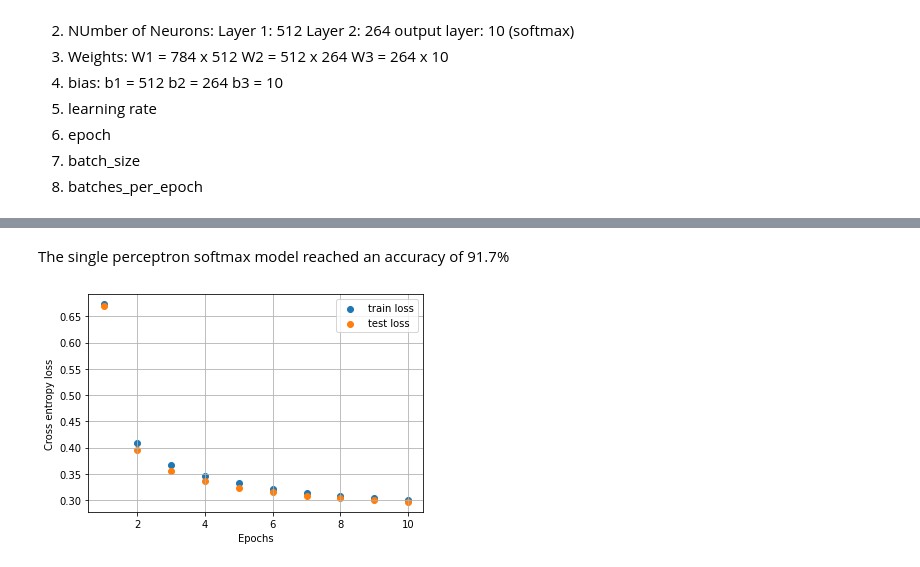
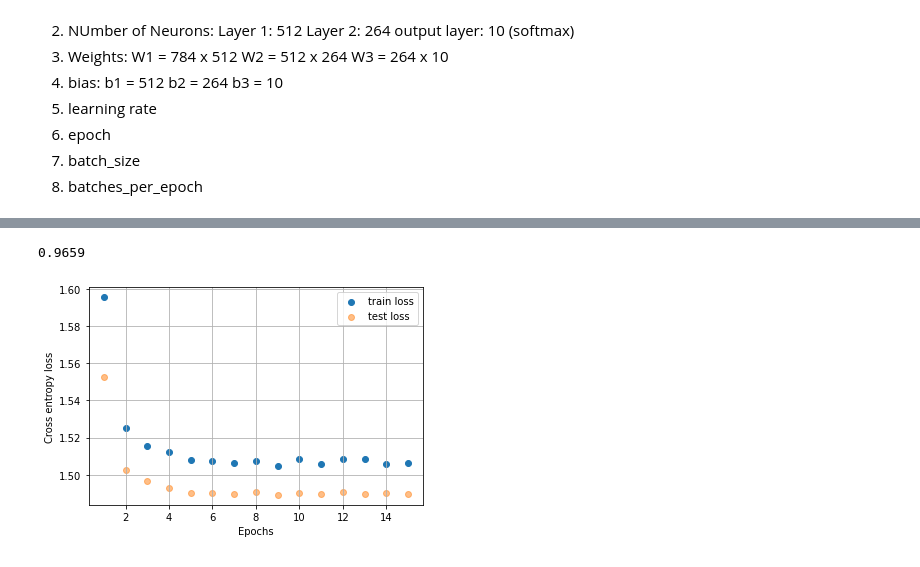
Before and after one commit to asubramaniyan/DNN-MNIST, a Jupyter notebook: Multi_Layered_Perceptron.ipynb, the cells around one changed output, grey strips where cells are left out. Saved outputs shown, nothing was run; the diff lists cells and outputs as text; code cells hidden in the pictures.

Commit message:
Updated MLP model with batch normalization and drop out layer

```diff
--- a/Multi_Layered_Perceptron.ipynb
+++ b/Multi_Layered_Perceptron.ipynb
@@ -145,0 +496,8 @@ adam_optimizer = tf.compat.v1.train.AdamOptimizer(learning_rate = learning_rate)
+# %%
+## plotting cross entropy loss as a function of epoch
+plt.scatter(range(1, epoch+1), res[0], label = "train loss")
+plt.scatter(range(1, epoch+1), res[1], label = "test loss", alpha =0.5)
+plt.legend()
+plt.grid()
+plt.ylabel("Cross entropy loss")
+_ = plt.xlabel("Epochs")
@@ -145,0 +555,6 @@ adam_optimizer = tf.compat.v1.train.AdamOptimizer(learning_rate = learning_rate)
+# %%
+# Prediction of numbers from images
+yhat = mlp_relu_do(x, weight1, weight2, weight3, bias1, bias2, bias3, prob)
+
+# Loss function
+cost = tf.reduce_mean(tf.nn.softmax_cross_entropy_with_logits(logits = yhat, labels = y))
@@ -146,14 +565,17 @@ adam_optimizer = tf.compat.v1.train.AdamOptimizer(learning_rate = learning_rate)
+# %%
+epoch = 15
+learning_rate = 0.003
+adam_optimizer = tf.compat.v1.train.AdamOptimizer(learning_rate = learning_rate).minimize(cost)
 # %%
-## Create tensorflow session and run it
 with tf.compat.v1.Session() as sess:
     sess.run(tf.compat.v1.global_variables_initializer())
 
-    # these list collects the loss value of train and test data for every epoch
+        # these list collects the loss value of train and test data for every epoch
     train_loss, test_loss = [], []
 
     for e in range(epoch):
 
-        # these lists collects the train and test loss value of every batch
+            # these lists collects the train and test loss value of every batch
         avg_trn_cost, avg_tst_cost = [], []
 
         for batch in range(batches_per_epoch):
@@ -161,11 +583,12 @@ with tf.compat.v1.Session() as sess:
             x_data = X_train[batch*batch_size : (batch+1)*batch_size]
             y_data = Y_train[batch*batch_size : (batch+1)*batch_size]
 
-            sess.run(adam_optimizer, feed_dict = {x : x_data, y : y_data})
+            _, c, w1,w2,w3 = sess.run([adam_optimizer, cost, weight1, weight2, weight3], feed_dict = {x : x_data, y : y_data, prob : 0.5})
 
-            c = sess.run(cost, feed_dict = {x : x_data, y : y_data})
+            print(f'Batch number: {batch} and train cost: {c}')
+
             avg_trn_cost.append(c)
-            c_tst = sess.run(cost, feed_dict = {x : X_test, y : Y_test})
+            c_tst = sess.run(cost, feed_dict = {x : X_test, y : Y_test, prob : 0.0})
             avg_tst_cost.append(c_tst)
 
         train_loss.append(np.mean(avg_trn_cost))
@@ -173,12 +596,12 @@ with tf.compat.v1.Session() as sess:
 
     correct_prediction = tf.math.equal(tf.math.argmax(y,1), tf.math.argmax(yhat,1))
     accuracy = tf.reduce_mean(tf.cast(correct_prediction, tf.float32))
-    print("Train accuracy", accuracy.eval({x : X_train , y : Y_train}))
-    print("Test accuracy", accuracy.eval({x : X_test , y : Y_test}))
+    print("Train accuracy", accuracy.eval({x : X_train , y : Y_train, prob : 0.5}))
+    test_accuracy = accuracy.eval({x : X_test , y : Y_test, prob : 0.0})
 
-    ## Visual evaluation of predicted numbers from images
     fig, axes = plt.subplots(1,10, figsize = (8,4))
-    for img, ax in zip(X_test[:10], axes):
-        ax.set_title(np.argmax(sess.run(yhat, feed_dict={x: [img]})))
+    for img, ax in zip(X_test[10:21], axes):
+        ax.set_title(np.argmax(sess.run(yhat, feed_dict={x: [img], prob:0.0})))
         ax.imshow(img.reshape(28,28))
         ax.axis('off')
+#    return [train_loss, test_loss, w1, w2, w3, test_accuracy]
@@ -185,12 +627,14 @@ with tf.compat.v1.Session() as sess:
-# %% [markdown]
-The single perceptron softmax model reached an accuracy of 91.7%
+# %%
+print(test_accuracy)
+# %% [output]
+0.9659
 # %%
 ## plotting cross entropy loss as a function of epoch
 plt.scatter(range(1, epoch+1), train_loss, label = "train loss")
-plt.scatter(range(1, epoch+1), test_loss, label = "test loss")
+plt.scatter(range(1, epoch+1), test_loss, label = "test loss", alpha =0.5)
 plt.legend()
 plt.grid()
 plt.ylabel("Cross entropy loss")
 _ = plt.xlabel("Epochs")
 # %% [output]
-[figure, old version]
+[figure, new version]
```
Also changed, not shown: parts of 45 cells of this notebook.
